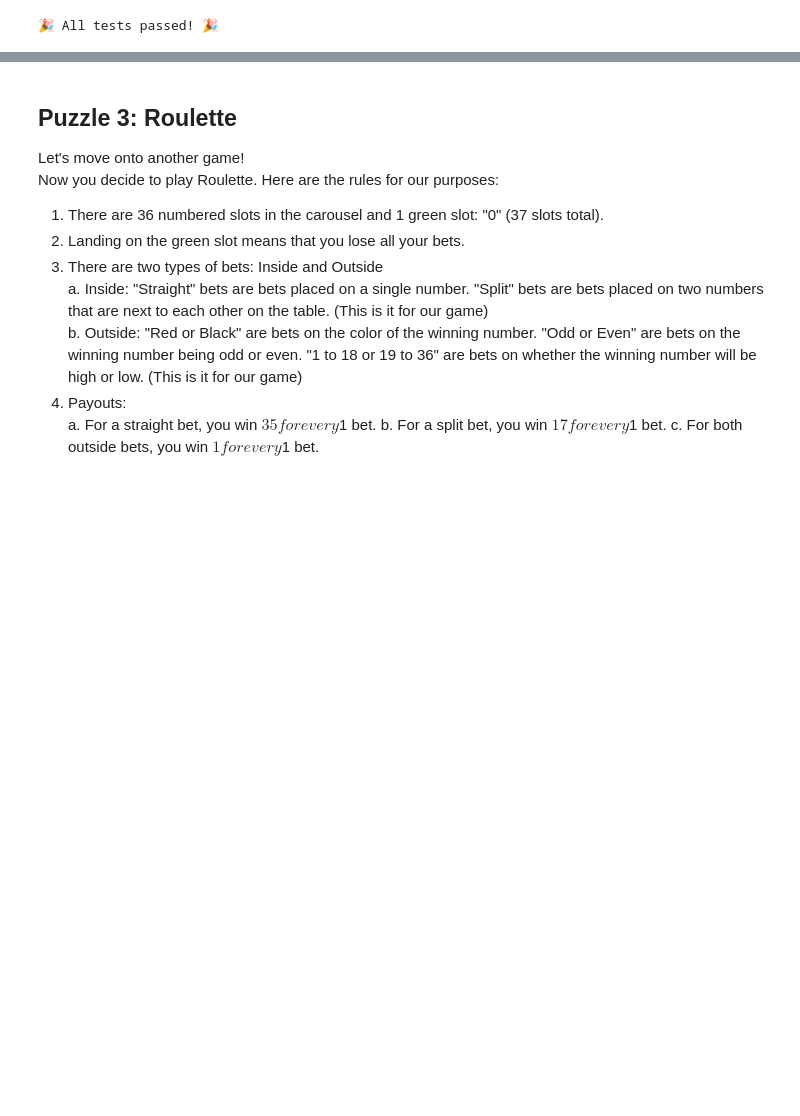
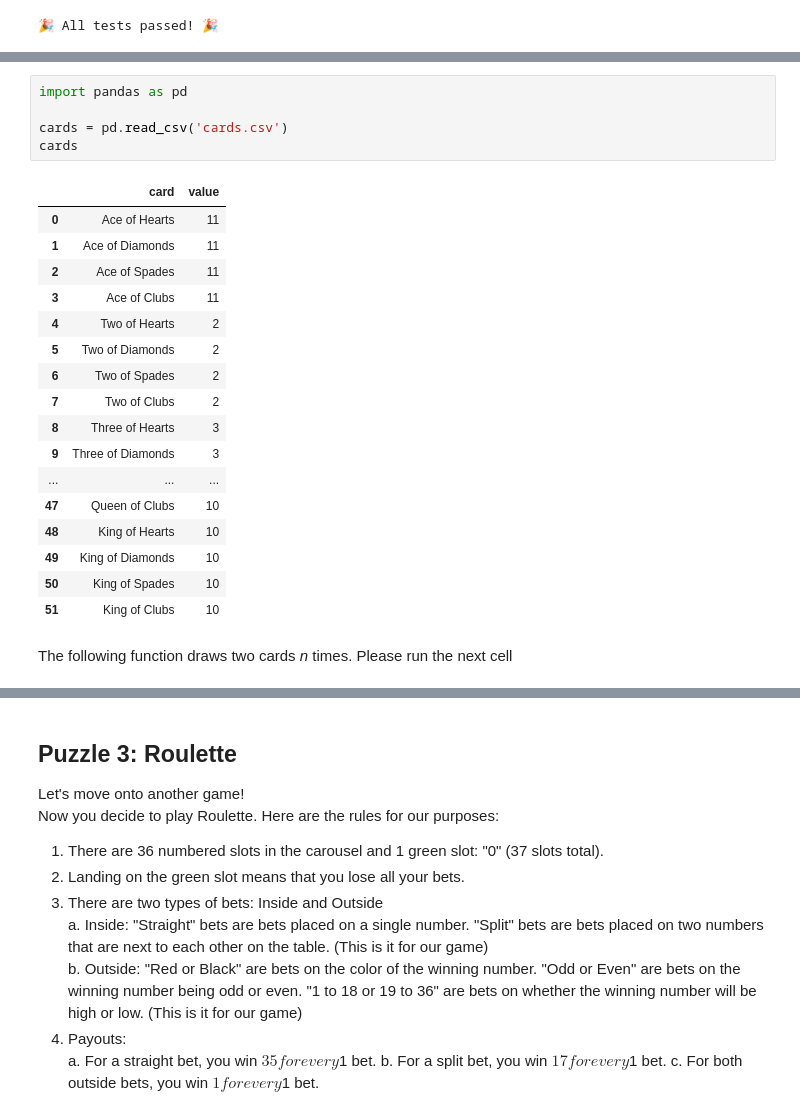
Before and after one commit to michellej15/stat107_lab_probability, a Jupyter notebook: lab_probability_new.ipynb, the cells around one changed output, grey strips where cells are left out. Cells and saved outputs as stored; diff of their text form; blank space fills up the shorter version.

```diff
--- a/lab_probability_new.ipynb
+++ b/lab_probability_new.ipynb
@@ -204,0 +210,25 @@ print(f"{tada} All tests passed! {tada}")
+# %%
+import pandas as pd
+
+cards = pd.read_csv('cards.csv')
+cards
+# %% [output]
+|  | card | value |
+| 0 | Ace of Hearts | 11 |
+| 1 | Ace of Diamonds | 11 |
+| 2 | Ace of Spades | 11 |
+| 3 | Ace of Clubs | 11 |
+| 4 | Two of Hearts | 2 |
+| 5 | Two of Diamonds | 2 |
+| 6 | Two of Spades | 2 |
+| 7 | Two of Clubs | 2 |
+| 8 | Three of Hearts | 3 |
+| 9 | Three of Diamonds | 3 |
+| ... | ... | ... |
+| 47 | Queen of Clubs | 10 |
+| 48 | King of Hearts | 10 |
+| 49 | King of Diamonds | 10 |
+| 50 | King of Spades | 10 |
+| 51 | King of Clubs | 10 |
+# %% [markdown]
+The following function draws two cards *n* times. Please run the next cell
```
Also changed, not shown: parts of 11 cells of this notebook, 1 other file.
